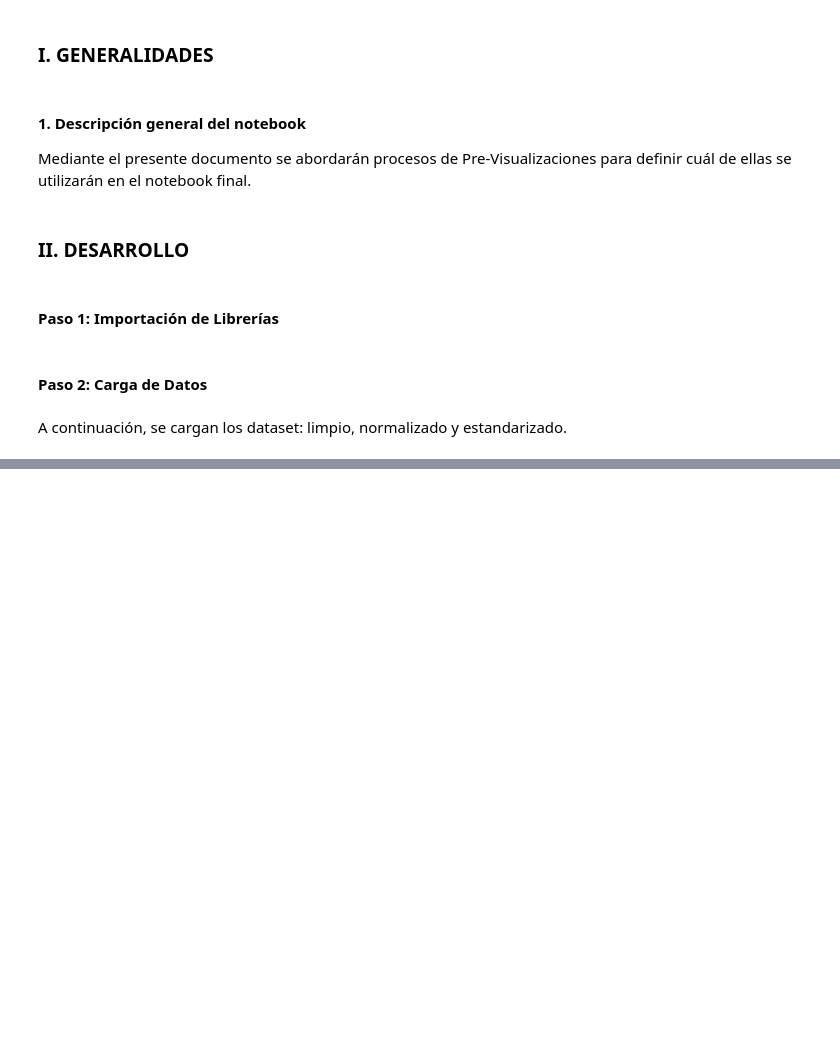
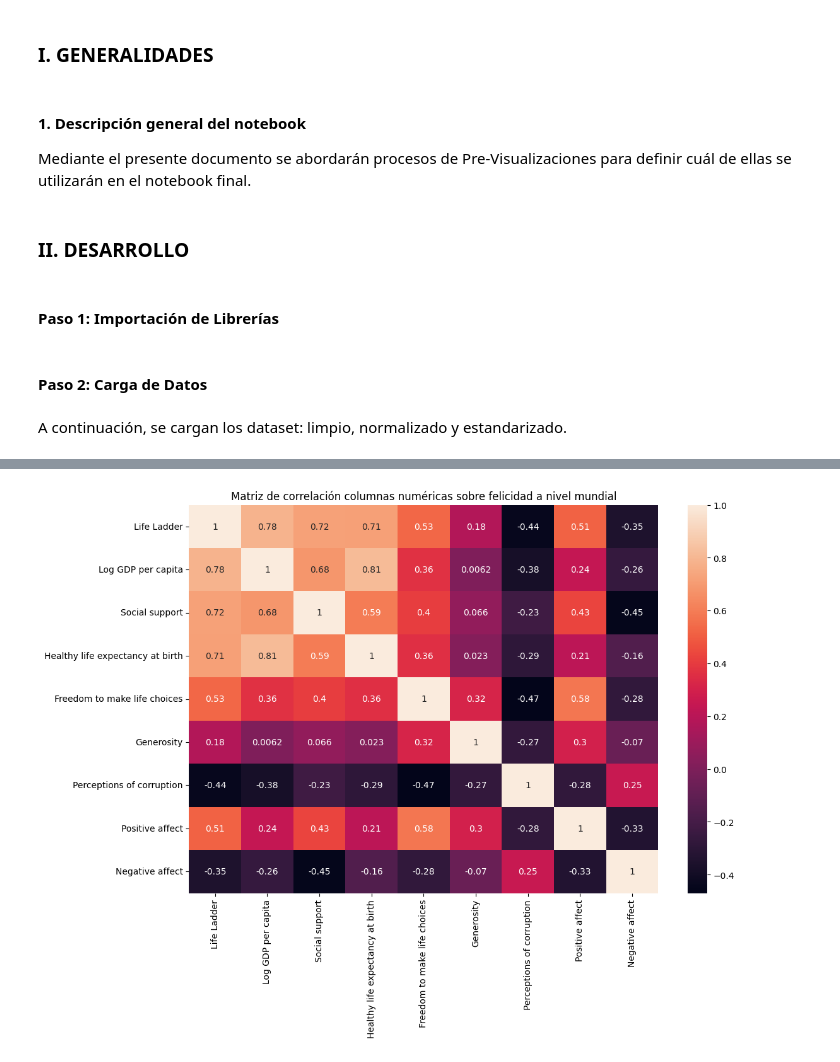
Before and after one commit to Erick0407/TWHR_2024, a Jupyter notebook: notebooks/Tarea_4_3_Pre-Visualizaciones.ipynb, the cells around one changed output, grey strips where cells are left out. Saved outputs shown, nothing was run; the diff lists cells and outputs as text; code cells hidden in the pictures; blank space fills up the shorter version.

Commit message:
Se realizan modificaciones al notebook, se incorpora código completo con la visualización de Heatmap, gráficos de regresión y tendencia

```diff
--- a/notebooks/Tarea_4_3_Pre-Visualizaciones.ipynb
+++ b/notebooks/Tarea_4_3_Pre-Visualizaciones.ipynb
@@ -93,0 +136,6 @@ world_map.plot()
+# %%
+# Selecciono solo las variables numéricas, quitamos el año (year)
+
+df = df_cleaned.select_dtypes(include=['float64', 'int64'])
+df_numeric = df.drop(columns='year')
+df_numeric.head()
@@ -93,0 +149,15 @@ world_map.plot()
+# %%
+# Previsualizaciones de Heatmap
+
+# Calcular matiz de correlación
+correlation_matrix = df_numeric.corr(numeric_only=True)
+
+# Ajustar tamaño del gráfico
+fig, ax = plt.subplots(figsize=(12, 8))
+
+# Dibujar el heatmap
+sns.heatmap(correlation_matrix, ax=ax, annot=True)
+plt.title("Matriz de correlación columnas numéricas sobre felicidad a nivel mundial")
+plt.show()
+# %% [output]
+[figure, added]
```
Also changed, not shown: parts of 20 cells of this notebook.
